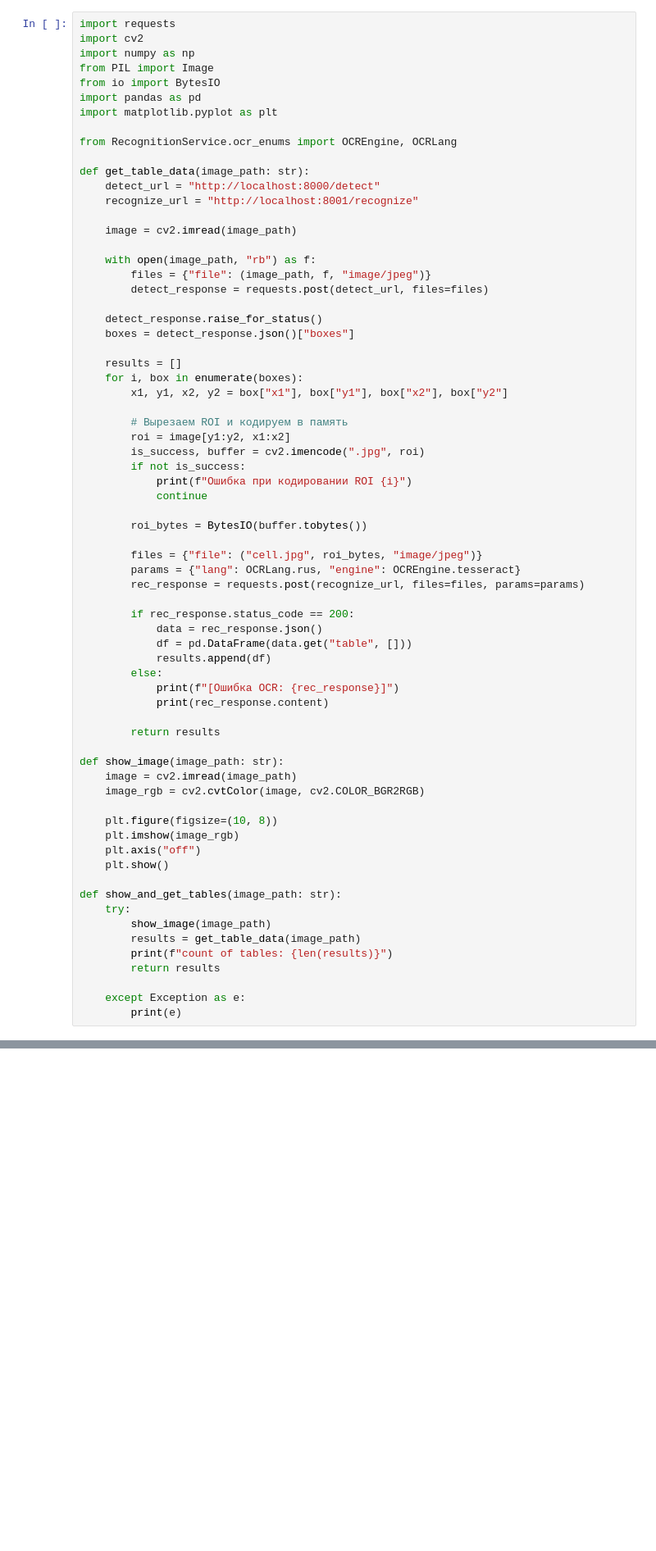
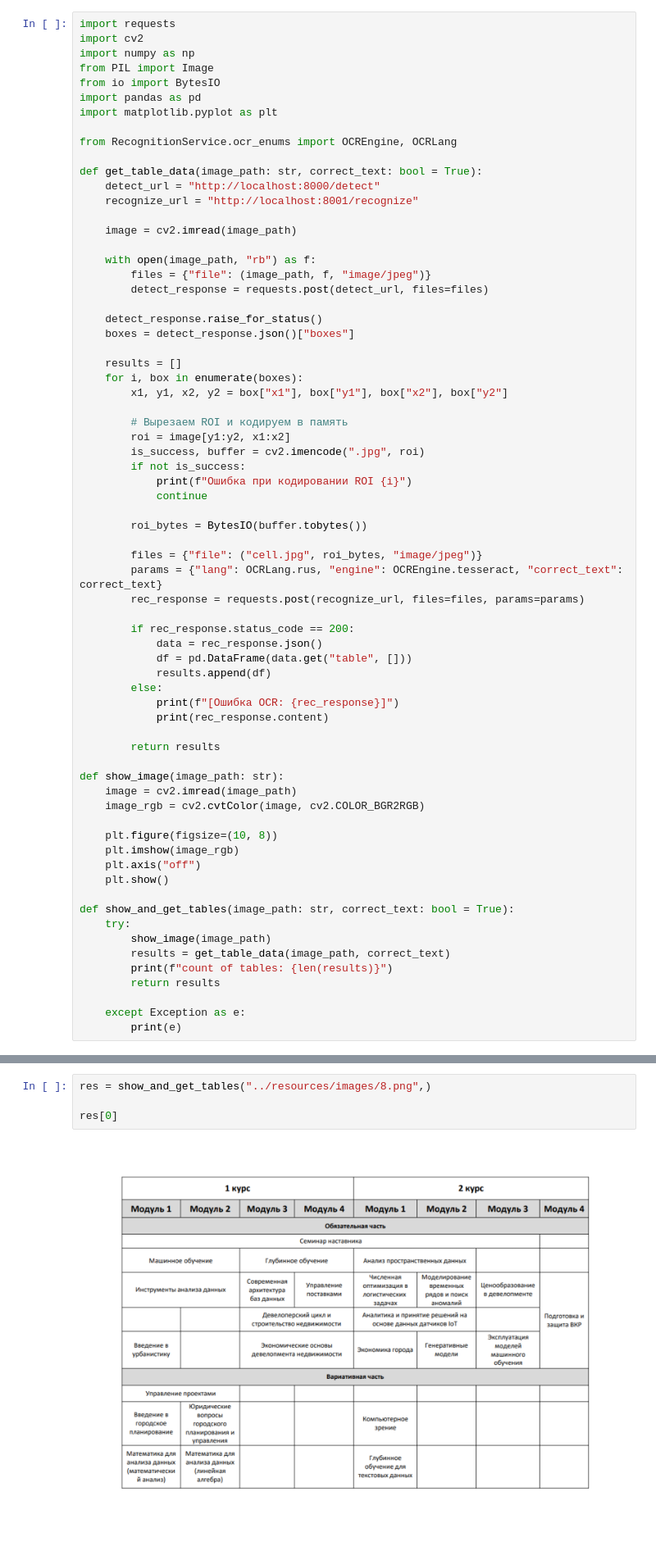
Before and after one commit to diemvs/table-parser, a Jupyter notebook: app/app_usage.ipynb, the cells around one changed output, grey strips where cells are left out. Shown at 82% size. Saved outputs shown, nothing was run; the diff lists cells and outputs as text; blank space fills up the shorter version.

Commit message:
restore_text

```diff
--- a/app/app_usage.ipynb
+++ b/app/app_usage.ipynb
@@ -122,7 +122,7 @@ import matplotlib.pyplot as plt
 
 from RecognitionService.ocr_enums import OCREngine, OCRLang
 
-def get_table_data(image_path: str):
+def get_table_data(image_path: str, correct_text: bool = True):
     detect_url = "http://localhost:8000/detect"
     recognize_url = "http://localhost:8001/recognize"
 
@@ -149,7 +149,7 @@ def get_table_data(image_path: str):
         roi_bytes = BytesIO(buffer.tobytes())
 
         files = {"file": ("cell.jpg", roi_bytes, "image/jpeg")}
-        params = {"lang": OCRLang.rus, "engine": OCREngine.tesseract}
+        params = {"lang": OCRLang.rus, "engine": OCREngine.tesseract, "correct_text": correct_text}
         rec_response = requests.post(recognize_url, files=files, params=params)
 
         if rec_response.status_code == 200:
@@ -171,10 +171,10 @@ def show_image(image_path: str):
     plt.axis("off")
     plt.show()
 
-def show_and_get_tables(image_path: str):
+def show_and_get_tables(image_path: str, correct_text: bool = True):
     try:
         show_image(image_path)
-        results = get_table_data(image_path)
+        results = get_table_data(image_path, correct_text)
         print(f"count of tables: {len(results)}")
         return results
 
@@ -215,0 +214,6 @@ count of tables: 1
+# %%
+res = show_and_get_tables("../resources/images/8.png",)
+
+res[0]
+# %% [output]
+[figure, added]
```
Also changed, not shown: parts of 10 cells of this notebook, 3 other files.
